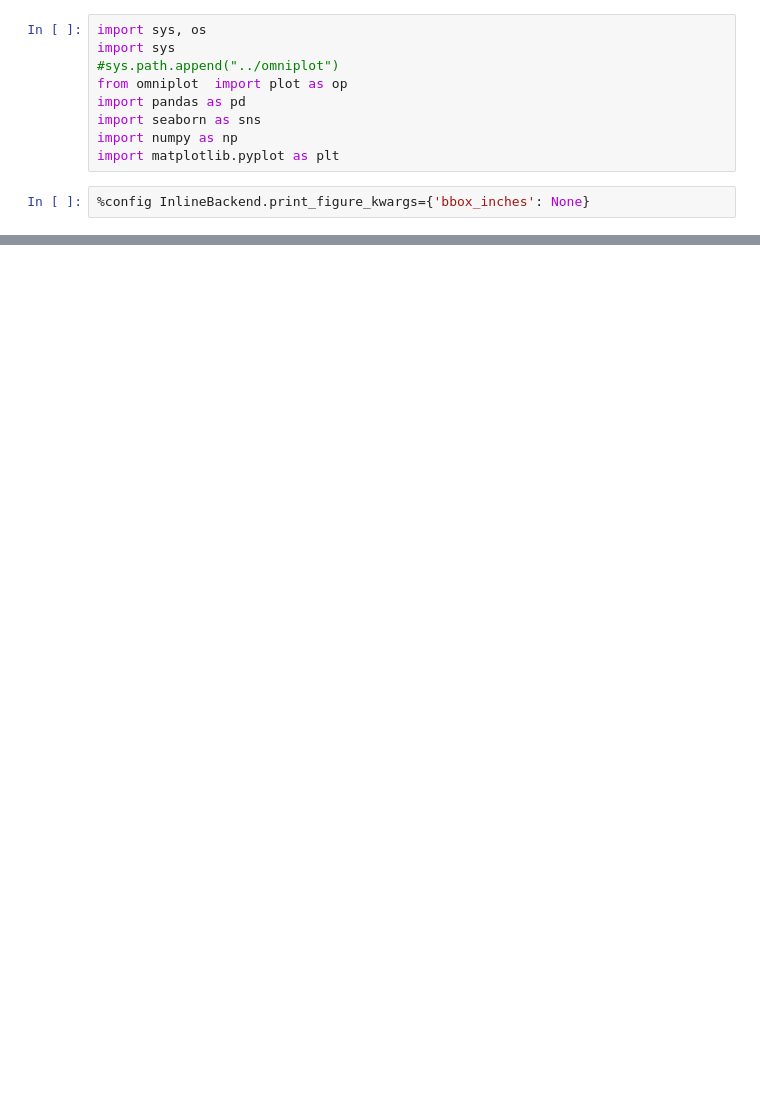
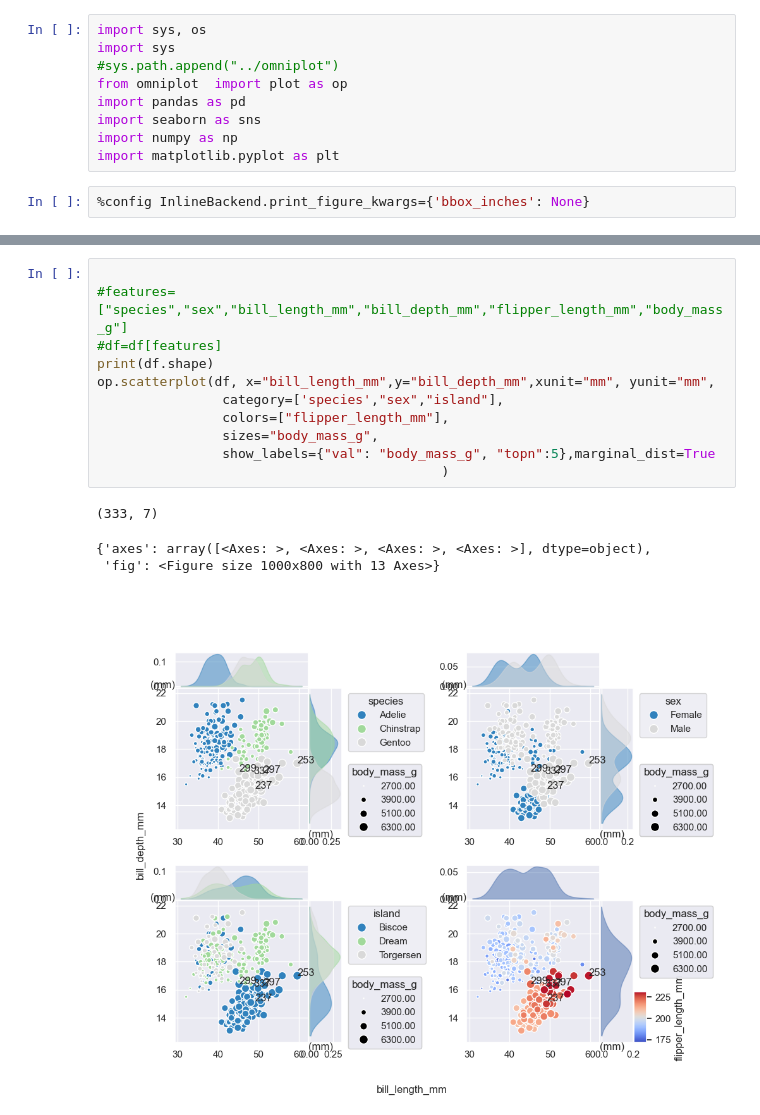
Before and after one commit to koonimaru/omniplot, a Jupyter notebook: ipynb/scatterplot.ipynb, the cells around one changed output, grey strips where cells are left out. Drawn from its saved outputs; the diff is of its cells as text; blank space fills up the shorter version.

```diff
--- a/ipynb/scatterplot.ipynb
+++ b/ipynb/scatterplot.ipynb
@@ -34 +36,17 @@ op.scatterplot(df,
+# %%
+
+#features=["species","sex","bill_length_mm","bill_depth_mm","flipper_length_mm","body_mass_g"]
+#df=df[features]
+print(df.shape)
+op.scatterplot(df, x="bill_length_mm",y="bill_depth_mm",xunit="mm", yunit="mm",
+                category=['species',"sex","island"],
+                colors=["flipper_length_mm"],
+                sizes="body_mass_g",
+                show_labels={"val": "body_mass_g", "topn":5},marginal_dist=True
+                                            )
+# %% [output]
+(333, 7)
+{'axes': array([<Axes: >, <Axes: >, <Axes: >, <Axes: >], dtype=object),
+ 'fig': <Figure size 1000x800 with 13 Axes>}
+[figure, added]
 # %%
```
Also changed, not shown: parts of 4 cells of this notebook, 6 other files.
